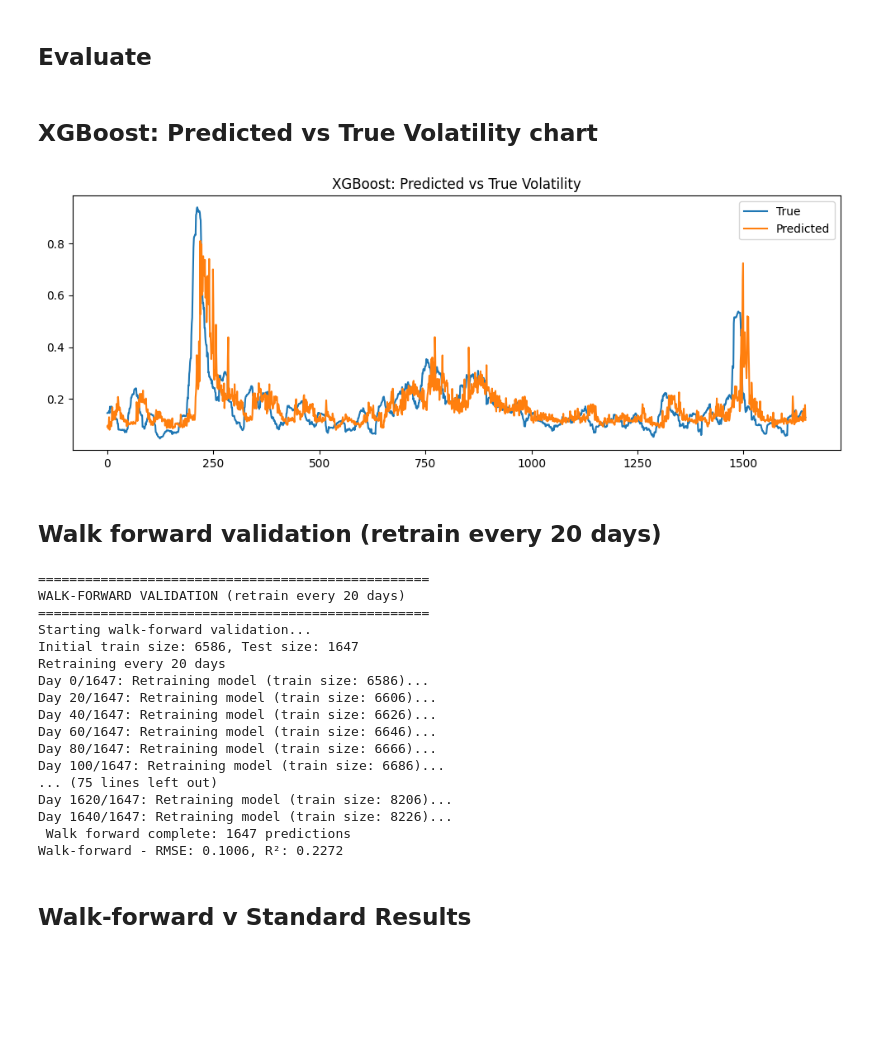
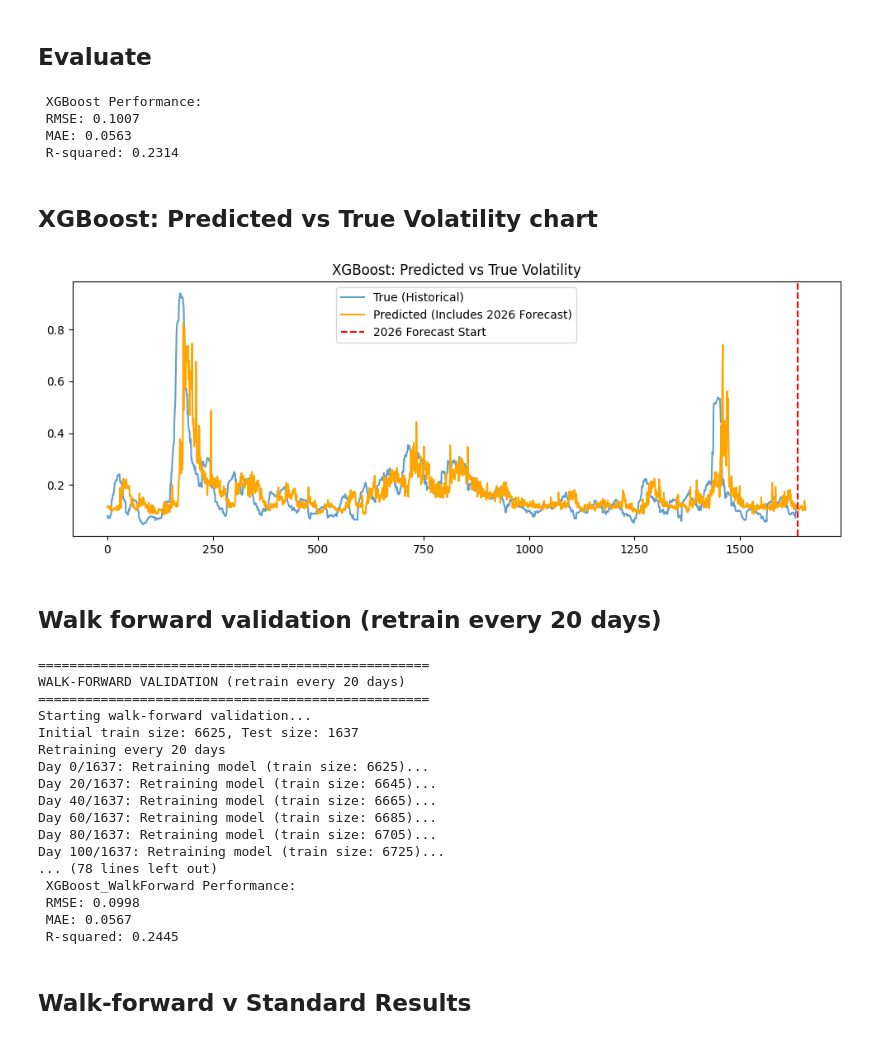
Before and after one commit to coder-red/Financial-volatility-forecasting, a Jupyter notebook: notebooks/03_xgboost.ipynb, the cells around one changed output. Drawn from its saved outputs; the diff is of its cells as text; code cells hidden in the pictures; blank space fills up the shorter version.

```diff
--- a/notebooks/03_xgboost.ipynb
+++ b/notebooks/03_xgboost.ipynb
@@ -32,0 +19,4 @@ df.head()
+# %%
+df = load_features()
+df = df.drop(['sentiment', 'sentiment_lag1', 'sentiment_scaled'], axis=1)
+df
@@ -52,41 +55,73 @@ metrics = evaluate_models(y_test, y_pred, model_name="XGBoost")
+# %%
+## Evaluate (Fixed for 2026 NaNs)
+# Create a filter to remove NaN values in y_test because they cause issues in evaluation metrics
+mask = ~y_test.isna()
+
+metrics = evaluate_models(
+    y_test[mask].values,
+    y_pred[mask],
+    model_name="XGBoost"
+)
+# %% [output]
+ XGBoost Performance:
+ RMSE: 0.1007
+ MAE: 0.0563
+ R-squared: 0.2314
 # %% [markdown]
 ## XGBoost: Predicted vs True Volatility chart
 # %%
+## XGBoost: Predicted vs True Volatility chart
 plt.figure(figsize=(12,4))
-plt.plot(y_test.values, label="True")
-plt.plot(y_pred, label="Predicted")
+# Only plot the historical part for 'True'
+plt.plot(y_test[mask].values, label="True (Historical)", alpha=0.7)
+# Plot the full prediction including the live 2026 forecast
+plt.plot(y_pred, label="Predicted (Includes 2026 Forecast)", color='orange')
+plt.axvline(x=len(y_test)-20, color='red', linestyle='--', label='2026 Forecast Start')
 plt.legend()
 plt.title("XGBoost: Predicted vs True Volatility")
 plt.savefig(f"{RESULTS_DIR}/figures/xgboost/Predicted_vs_True_Volatility.png", dpi=300, bbox_inches="tight")
 # %% [output]
-[figure, old version]
+[figure, new version]
 # %% [markdown]
 ## Walk forward validation (retrain every 20 days)
 # %%
+## Walk forward validation (retrain every 20 days)
 print("\n" + "="*50)
 print("WALK-FORWARD VALIDATION (retrain every 20 days)")
 print("="*50)
-y_pred_walkforward = walk_forward_xgboost(X_train, X_test, y_train, y_test, retrain_frequency=20)
-metrics_walkforward = evaluate_models(y_test, y_pred_walkforward, model_name="XGBoost_WalkForward")
-print(f"Walk-forward - RMSE: {metrics_walkforward['rmse']:.4f}, R²: {metrics_walkforward['R_squared']:.4f}")
+# Only run walk-forward on the historical portion
+y_pred_walkforward = walk_forward_xgboost(
+    X_train,
+    X_test[mask],
+    y_train,
+    y_test[mask],
+    retrain_frequency=20
+)
+
+# Evaluate against the same historical portion
+metrics_walkforward = evaluate_models(
+    y_test[mask].values,
+    y_pred_walkforward,
+    model_name="XGBoost_WalkForward"
+)
 # %% [output]
 ==================================================
 WALK-FORWARD VALIDATION (retrain every 20 days)
 ==================================================
 Starting walk-forward validation...
-Initial train size: 6586, Test size: 1647
+Initial train size: 6625, Test size: 1637
 Retraining every 20 days
-Day 0/1647: Retraining model (train size: 6586)...
-Day 20/1647: Retraining model (train size: 6606)...
-Day 40/1647: Retraining model (train size: 6626)...
-Day 60/1647: Retraining model (train size: 6646)...
-Day 80/1647: Retraining model (train size: 6666)...
-Day 100/1647: Retraining model (train size: 6686)...
-... (75 lines left out)
-Day 1620/1647: Retraining model (train size: 8206)...
-Day 1640/1647: Retraining model (train size: 8226)...
- Walk forward complete: 1647 predictions
-Walk-forward - RMSE: 0.1006, R²: 0.2272
+Day 0/1637: Retraining model (train size: 6625)...
+Day 20/1637: Retraining model (train size: 6645)...
+Day 40/1637: Retraining model (train size: 6665)...
+Day 60/1637: Retraining model (train size: 6685)...
+Day 80/1637: Retraining model (train size: 6705)...
+Day 100/1637: Retraining model (train size: 6725)...
+... (78 lines left out)
+ XGBoost_WalkForward Performance:
+ RMSE: 0.0998
+ MAE: 0.0567
+ R-squared: 0.2445
 # %% [markdown]
 ## Walk-forward v Standard Results
 # %%
```
Also changed, not shown: parts of 11 cells of this notebook, 22 other files.
